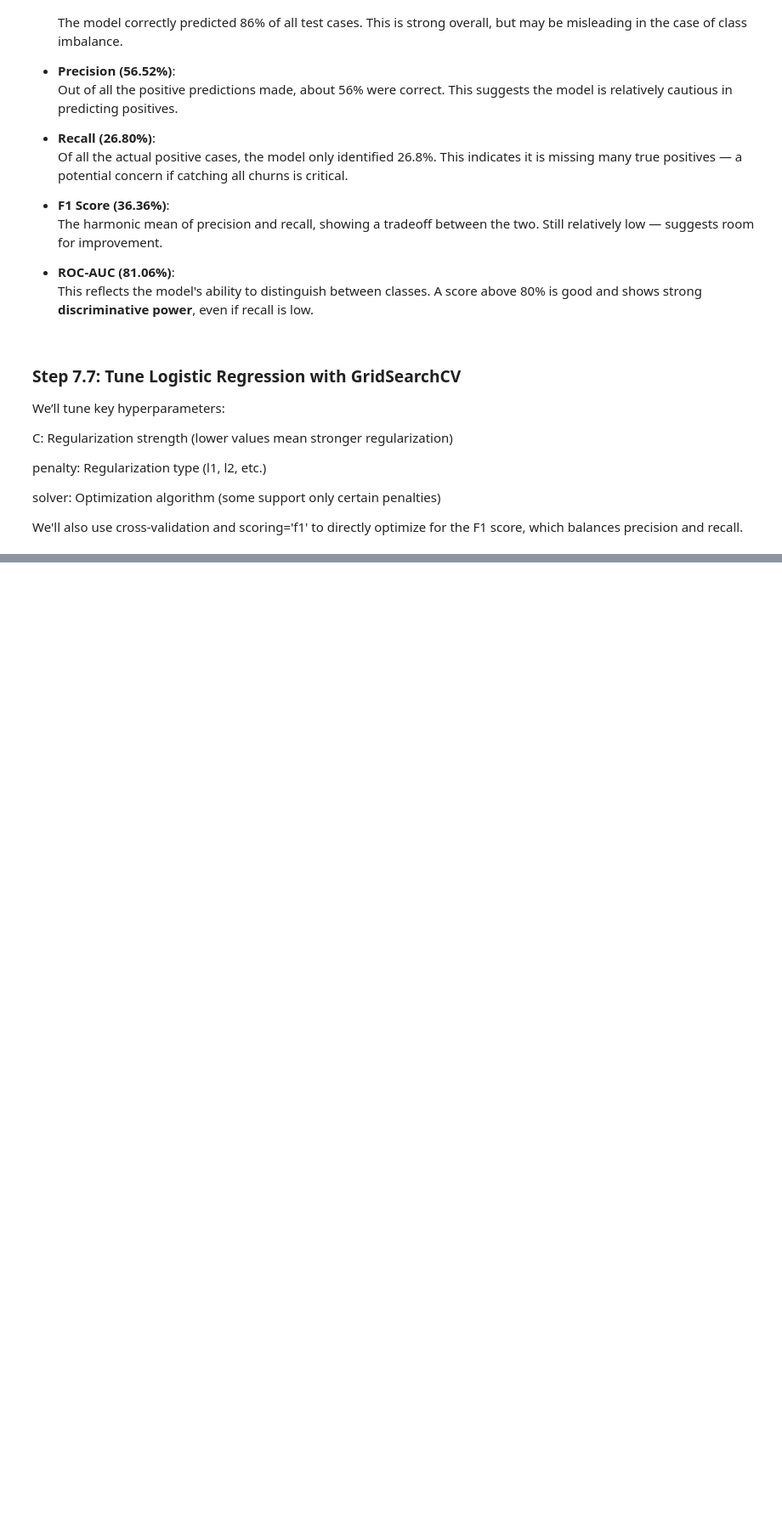
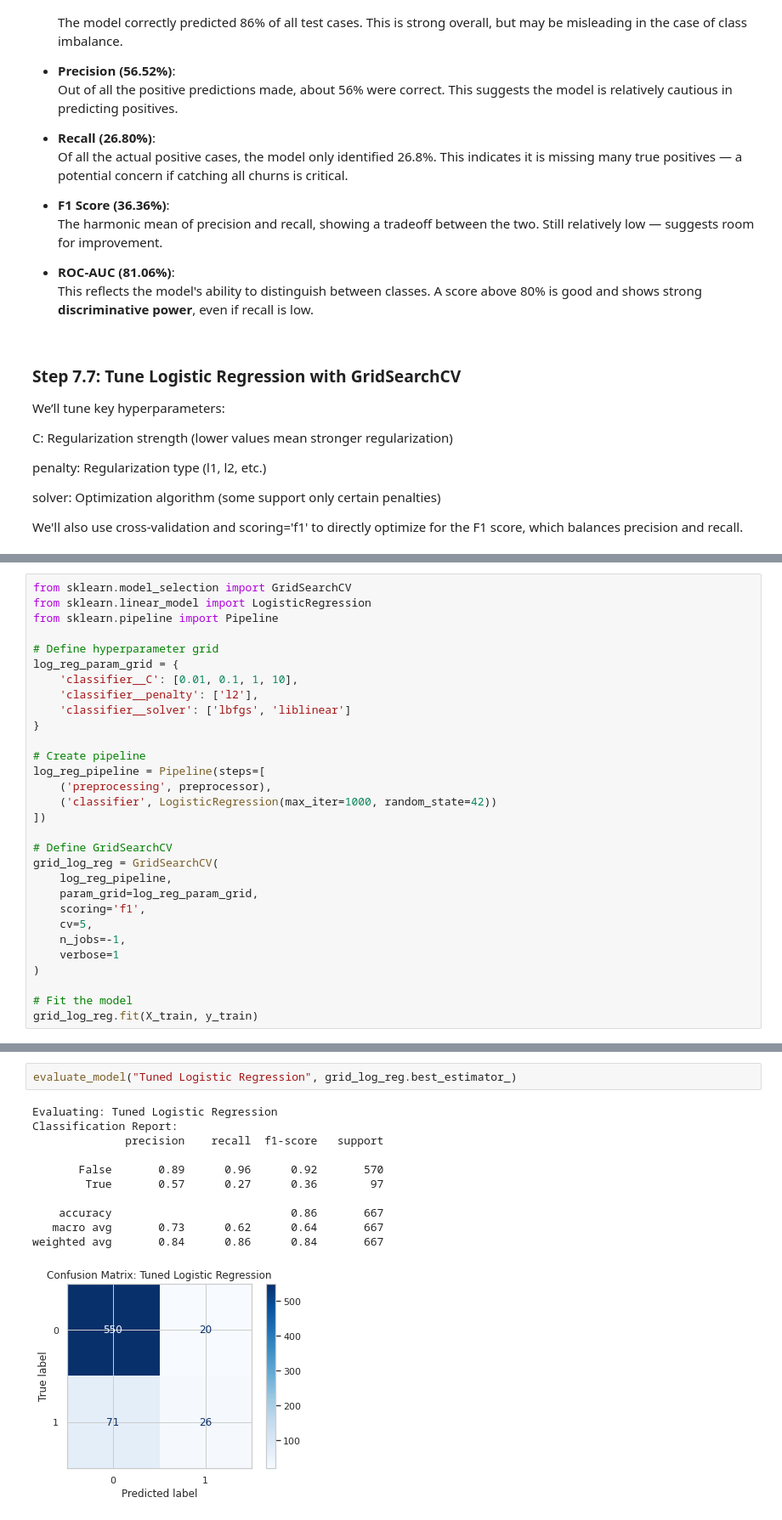
Before and after one commit to OndiekiFrank/ChurnSage-Customer-Retention-Intelligence, a Jupyter notebook: notebooks/ChurnSage_Customer_Retention_Model.ipynb, the cells around one changed output, grey strips where cells are left out. Shown at 85% size. Cells and saved outputs as stored; diff of their text form; blank space fills up the shorter version.

Commit message:
Tune logistic regression with GridSearchCV and evaluate with F1 score

```diff
--- a/notebooks/ChurnSage_Customer_Retention_Model.ipynb
+++ b/notebooks/ChurnSage_Customer_Retention_Model.ipynb
@@ -1551,0 +1605,30 @@ We'll also use cross-validation and scoring='f1' to directly optimize for the F1
+# %%
+from sklearn.model_selection import GridSearchCV
+from sklearn.linear_model import LogisticRegression
+from sklearn.pipeline import Pipeline
+
+# Define hyperparameter grid
+log_reg_param_grid = {
+    'classifier__C': [0.01, 0.1, 1, 10],
+    'classifier__penalty': ['l2'],
+    'classifier__solver': ['lbfgs', 'liblinear']
+}
+
+# Create pipeline
+log_reg_pipeline = Pipeline(steps=[
+    ('preprocessing', preprocessor),
+    ('classifier', LogisticRegression(max_iter=1000, random_state=42))
+])
+
+# Define GridSearchCV
+grid_log_reg = GridSearchCV(
+    log_reg_pipeline,
+    param_grid=log_reg_param_grid,
+    scoring='f1',
+    cv=5,
+    n_jobs=-1,
+    verbose=1
+)
+
+# Fit the model
+grid_log_reg.fit(X_train, y_train)
@@ -1551,0 +1654,14 @@ We'll also use cross-validation and scoring='f1' to directly optimize for the F1
+# %%
+evaluate_model("Tuned Logistic Regression", grid_log_reg.best_estimator_)
+# %% [output]
+Evaluating: Tuned Logistic Regression
+Classification Report:
+              precision    recall  f1-score   support
+
+       False       0.89      0.96      0.92       570
+        True       0.57      0.27      0.36        97
+
+    accuracy                           0.86       667
+   macro avg       0.73      0.62      0.64       667
+weighted avg       0.84      0.86      0.84       667
+[figure, added]
```
Also changed, not shown: parts of 5 cells of this notebook.
